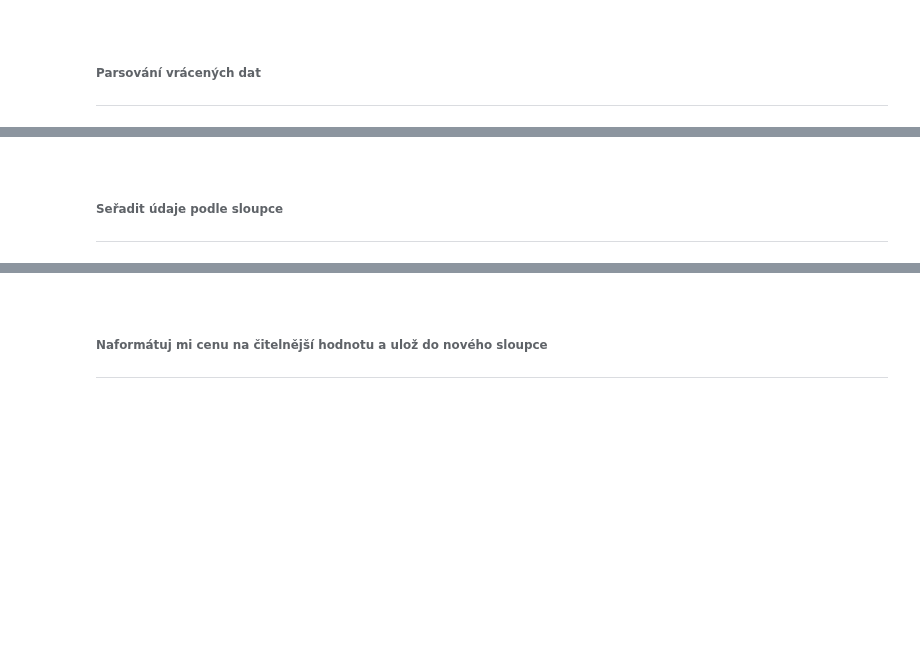
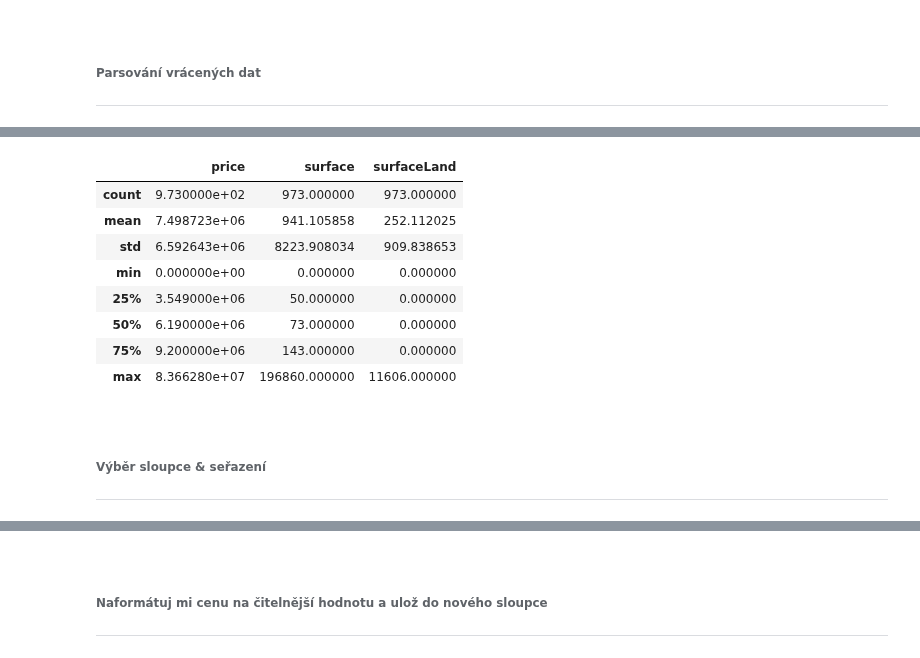
Before and after one commit to Bralor/python_oop, a Jupyter notebook: notebooks/lesson04.ipynb, the cells around one changed output, grey strips where cells are left out. Cells and saved outputs as stored; diff of their text form; code cells hidden in the pictures; blank space fills up the shorter version.

```diff
--- a/notebooks/lesson04.ipynb
+++ b/notebooks/lesson04.ipynb
@@ -346,6 +405,18 @@ br_dataframe.head()  # 5 prvni udaju
+# %%
+br_dataframe.describe()
+# %% [output]
+|  | price | surface | surfaceLand |
+| count | 9.730000e+02 | 973.000000 | 973.000000 |
+| mean | 7.498723e+06 | 941.105858 | 252.112025 |
+| std | 6.592643e+06 | 8223.908034 | 909.838653 |
+| min | 0.000000e+00 | 0.000000 | 0.000000 |
+| 25% | 3.549000e+06 | 50.000000 | 0.000000 |
+| 50% | 6.190000e+06 | 73.000000 | 0.000000 |
+| 75% | 9.200000e+06 | 143.000000 | 0.000000 |
+| max | 8.366280e+07 | 196860.000000 | 11606.000000 |
 # %% [markdown]
 <br>
 
-###### Seřadit údaje podle sloupce
+###### Výběr sloupce & seřazení
 
 ---
```
Also changed, not shown: parts of 80 cells of this notebook.
